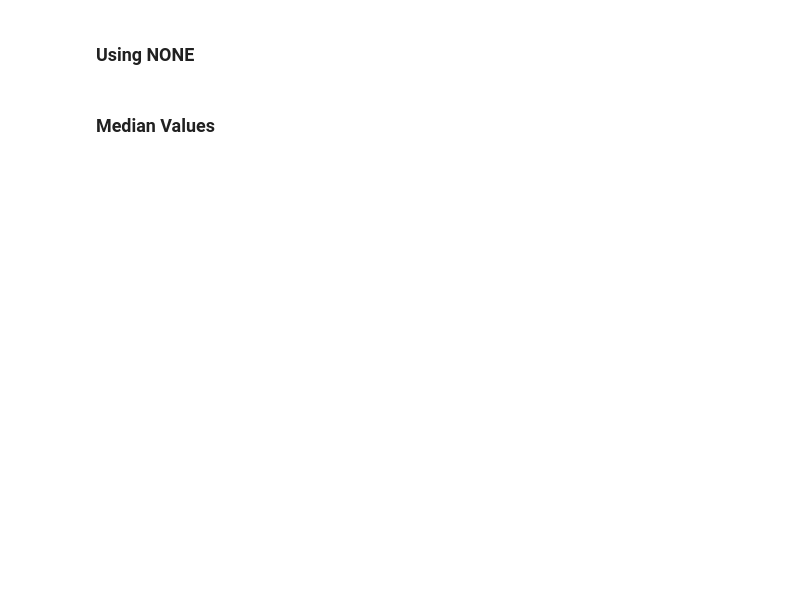
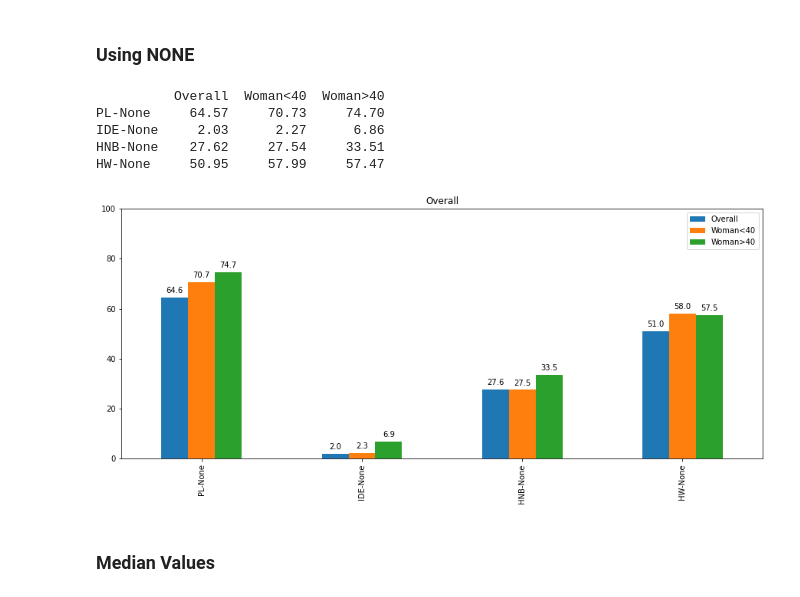
Before and after one commit to sreedevigattu/mldssurvey, a Jupyter notebook: mldssurvey.ipynb, the cells around one changed output. Cells and saved outputs as stored; diff of their text form; code cells hidden in the pictures; blank space fills up the shorter version.

```diff
--- a/mldssurvey.ipynb
+++ b/mldssurvey.ipynb
@@ -361,2 +464,5 @@ df[COLS_PL].head()
+# %%
+COLS_PL_NONE = list(filter(lambda x: True if x[0]=='Q7_Part_12' else False, df.columns.to_list()))
+COLS_PL = list(filter(lambda x: True if x[0][:2]=='Q7' and x not in COLS_PL_NONE else False, df.columns.to_list())) # [0][-2:] != '12'
 # %%
 df[COLS_PL].count().sort_values(ascending=False)
@@ -561,15 +1008,22 @@ ax = df_temp.plot.bar(logy=True, figsize=(15, 6));annotate(ax, "Overall") #ylim=
 # %%
 # Concatenate the overall and the woman < 40 and woman > 40 data
 df_temp = pd.concat([df_new[COLS_XXX_NONE].sum(),
                     df_new[(df_new['Gender']=='Woman') & (df_new['AgeGroup']=='<40')][COLS_XXX_NONE].sum(),
                     df_new[(df_new['Gender']=='Woman') & (df_new['AgeGroup']=='>40')][COLS_XXX_NONE].sum()],
                     axis=1, join='inner')
 df_temp.rename(columns={0:'Overall',1:'Woman<40',2:'Woman>40'}, inplace=True)
 df_temp['Overall'] = round((df_temp['Overall']/df.shape[0])*100,2)
 df_temp['Woman<40'] = round((df_temp['Woman<40']/df_new[(df_new['Gender']=='Woman') & (df_new['AgeGroup']=='<40')].shape[0])*100,2)
 df_temp['Woman>40'] = round((df_temp['Woman>40']/df_new[(df_new['Gender']=='Woman') & (df_new['AgeGroup']=='>40')].shape[0])*100,2)
 print(df_temp)
-ax = df_temp.plot.bar(logy=True, figsize=(15, 6));annotate(ax, "Overall") #ylim=(0,100),
+ax = df_temp.plot.bar(ylim=(0,100),figsize=(15, 6));annotate(ax, "Overall") #ylim=(0,100),
+# %% [output]
+          Overall  Woman<40  Woman>40
+PL-None     64.57     70.73     74.70
+IDE-None     2.03      2.27      6.86
+HNB-None    27.62     27.54     33.51
+HW-None     50.95     57.99     57.47
+[figure, added]
 # %% [markdown]
 ### Median Values
 # %%
```
Also changed, not shown: parts of 100 cells of this notebook.
